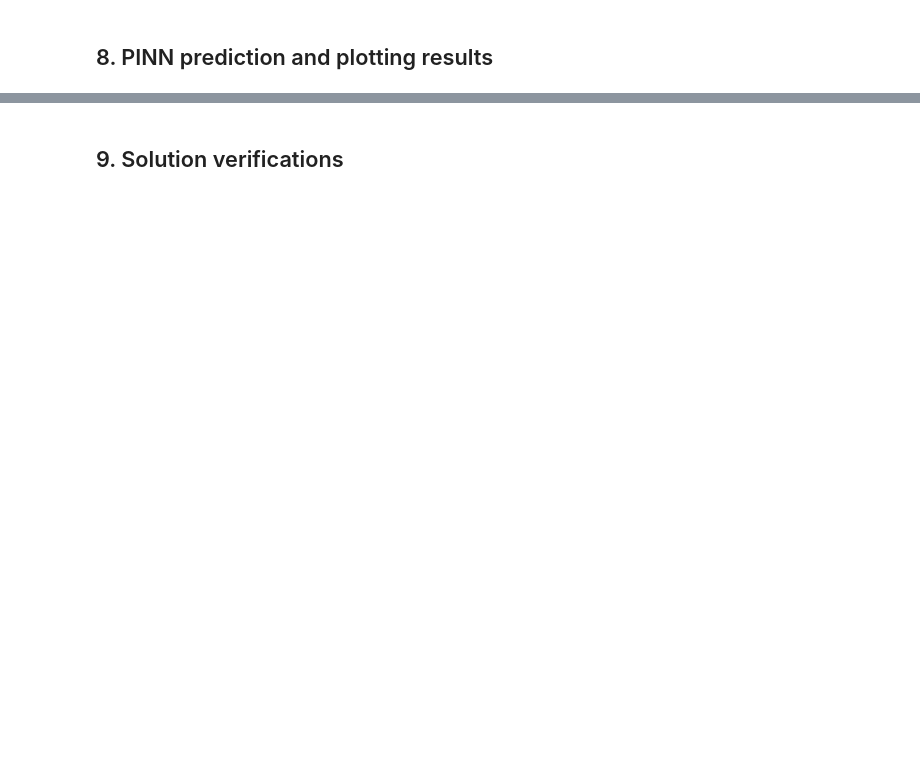
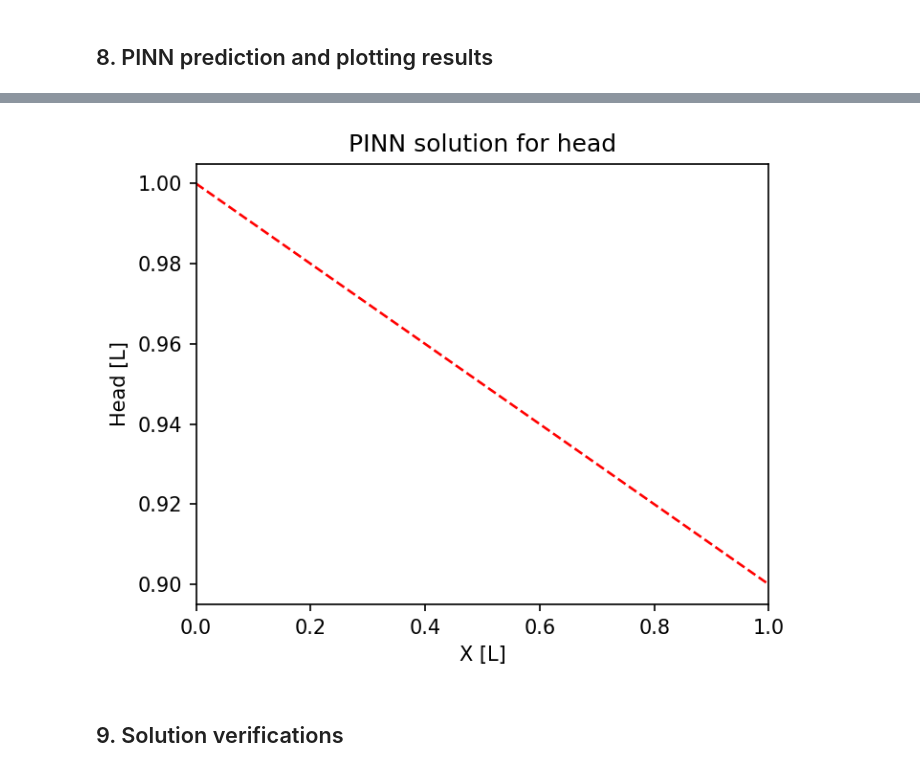
Before and after one commit to EMSL-Computing/PIML4PDE, a Jupyter notebook: examples/darcys_flow_1d_homo_head_based.ipynb, the cells around one changed output, grey strips where cells are left out. Saved outputs shown, nothing was run; the diff lists cells and outputs as text; code cells hidden in the pictures; blank space fills up the shorter version.

```diff
--- a/examples/darcys_flow_1d_homo_head_based.ipynb
+++ b/examples/darcys_flow_1d_homo_head_based.ipynb
@@ -275,5 +297,5 @@ x = np.linspace(xmin, xmax, nx).reshape(-1, 1)  # Reshape to (nx, 1) to match ne
 
 
 # Predict head using the trained neural network
-# h_pinn = neural_net(best_params, x)  # Output will be (nx, 1)
-# print(h_pinn)
+h_pinn = neural_net(best_params, x)  # Output will be (nx, 1)
+print(h_pinn)
@@ -280,14 +323,16 @@ x = np.linspace(xmin, xmax, nx).reshape(-1, 1)  # Reshape to (nx, 1) to match ne
 # %%
 def plot_head_solutions(coords, pinn_head):
     plt.figure(figsize = (5, 4), dpi = 150)
     #plt.plot(coords, head_exact, color='Black', linestyle='-', linewidth = 1.25, label="Analytical")
     plt.plot(coords, pinn_head, '--', color='red', markersize = 4,  markerfacecolor = 'green', linewidth = 1.25, label="PINN")
     plt.xlabel("X [L]")
     plt.ylabel("Head [L]")
     plt.title("PINN solution for head")
     plt.xlim(np.min(coords), np.max(coords))
     plt.tight_layout()
-#plot_head_solutions(x, h_pinn )
+plot_head_solutions(x, h_pinn )
+# %% [output]
+[figure, added]
 # %% [markdown]
 ## 9. Solution verifications
 # %%
```
Also changed, not shown: parts of 8 cells of this notebook, 8 other files.
